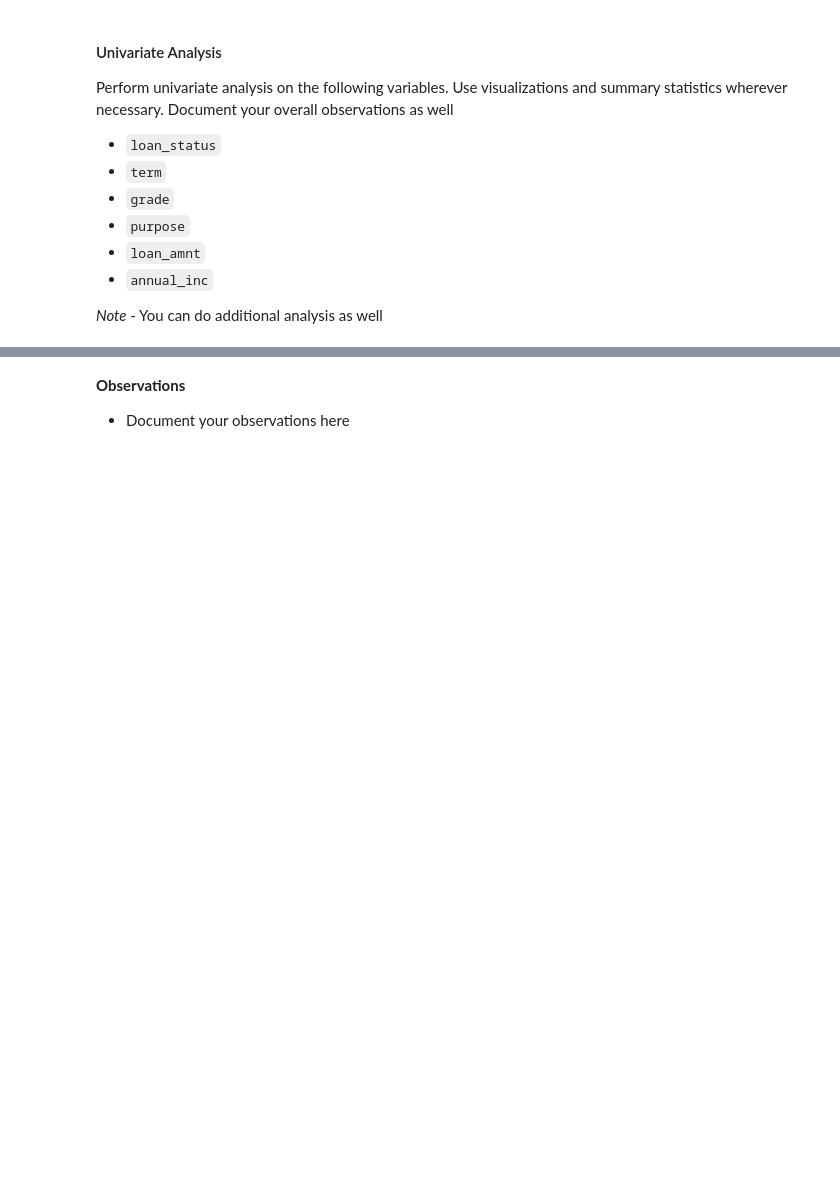
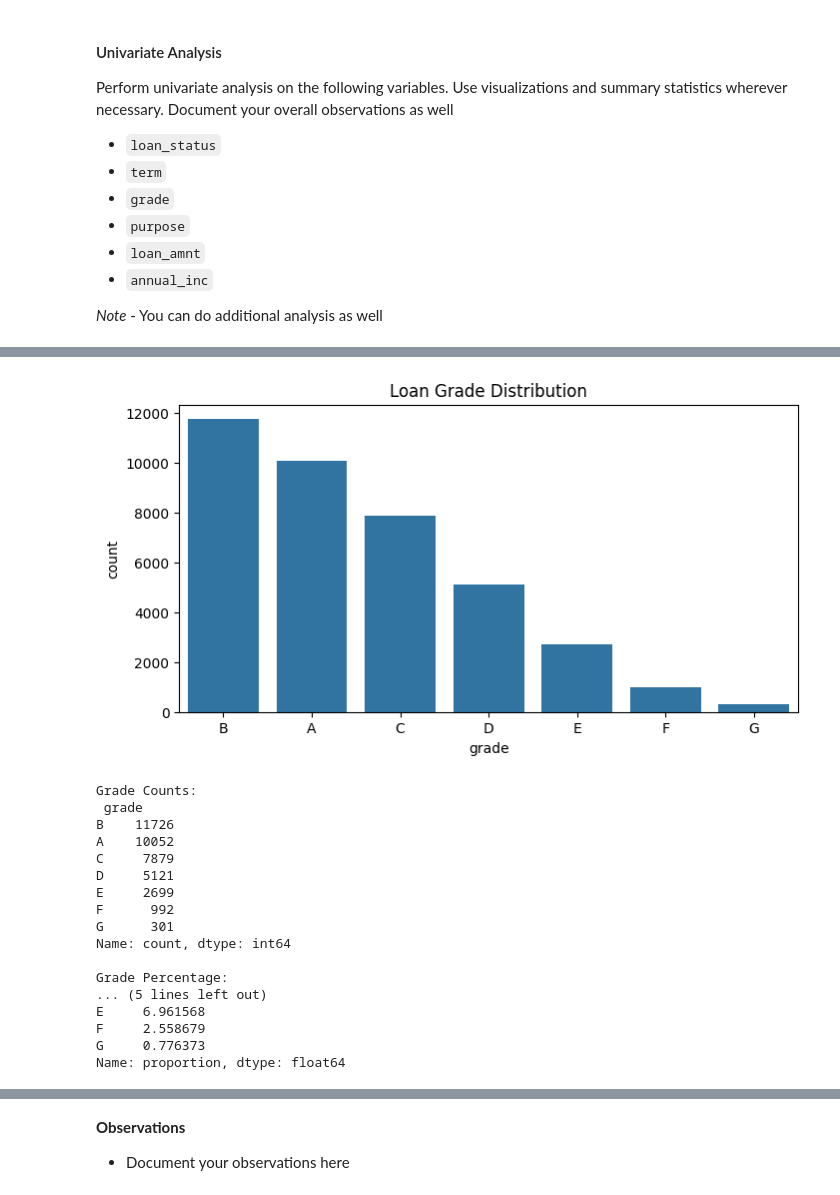
Before and after one commit to rajesh991986/Ik, a Jupyter notebook: Starter_Code_Loan_Approval_Lending_Club.ipynb, the cells around one changed output, grey strips where cells are left out. Cells and saved outputs as stored; diff of their text form; code cells hidden in the pictures; blank space fills up the shorter version.

```diff
--- a/Starter_Code_Loan_Approval_Lending_Club.ipynb
+++ b/Starter_Code_Loan_Approval_Lending_Club.ipynb
@@ -378,0 +421,32 @@ Perform univariate analysis on the following variables. Use visualizations and s
+# %%
+## Write Code here
+# Visualize grade distribution
+plt.figure(figsize=(8, 4))
+sns.countplot(data=loans_df, x='grade', order=loans_df['grade'].value_counts().index)
+plt.title('Loan Grade Distribution')
+plt.show()
+
+# Calculate summary statistics
+grade_counts = loans_df['grade'].value_counts()
+grade_percentage = loans_df['grade'].value_counts(normalize=True) * 100
+print("Grade Counts:\n", grade_counts)
+print("\nGrade Percentage:\n", grade_percentage)
+# %% [output]
+[figure, added]
+Grade Counts:
+ grade
+B    11726
+A    10052
+C     7879
+D     5121
+E     2699
+F      992
+G      301
+Name: count, dtype: int64
+
+Grade Percentage:
+... (5 lines left out)
+E     6.961568
+F     2.558679
+G     0.776373
+Name: proportion, dtype: float64
```
Also changed, not shown: parts of 13 cells of this notebook.
